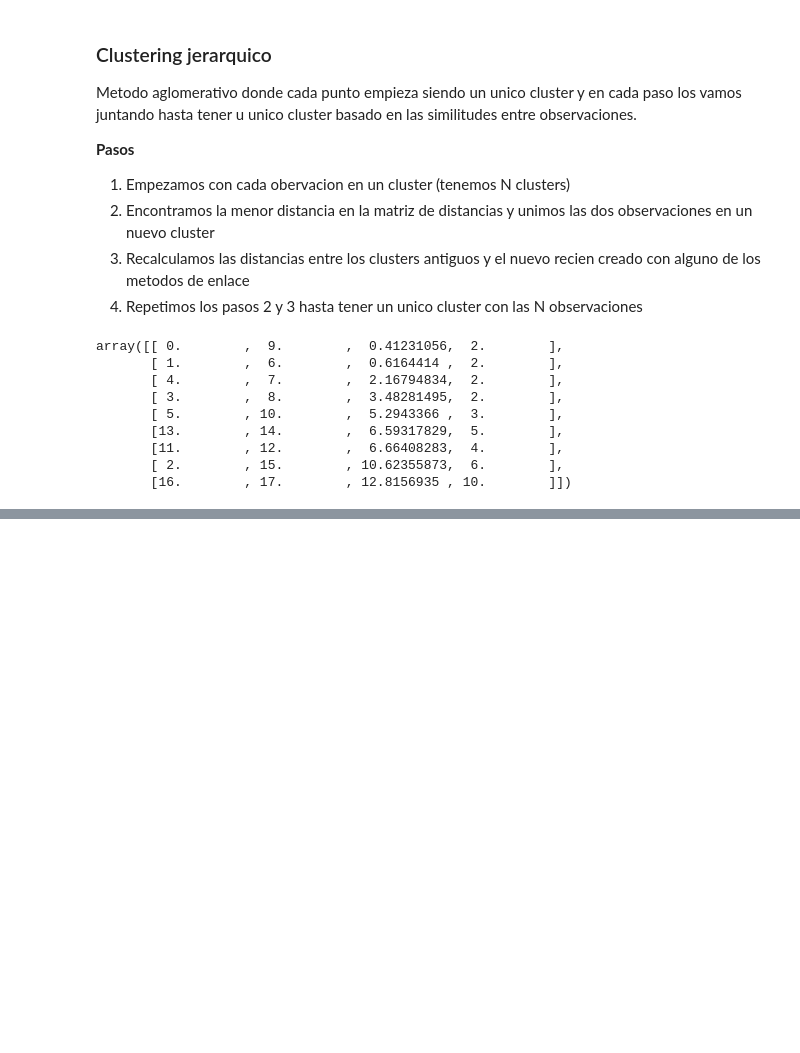
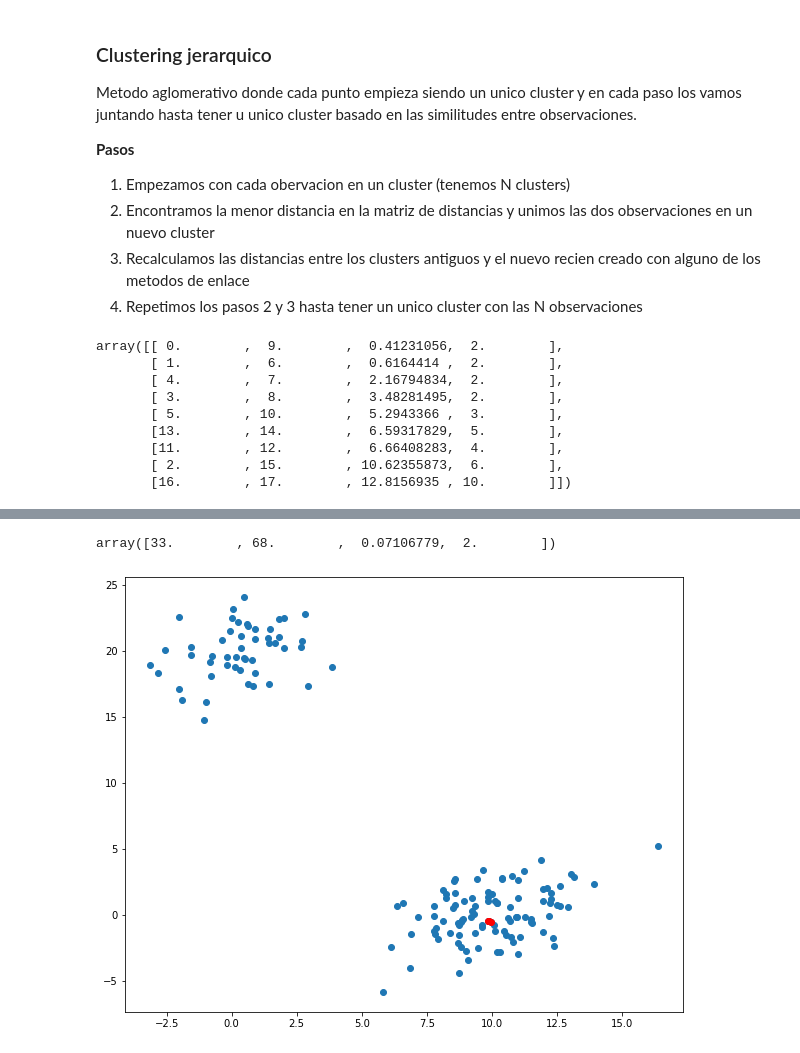
Before and after one commit to LinaTobon/ML_Couse_Udemy, a Jupyter notebook: Clustering/Clustering.ipynb, the cells around one changed output, grey strips where cells are left out. Saved outputs shown, nothing was run; the diff lists cells and outputs as text; code cells hidden in the pictures; blank space fills up the shorter version.

```diff
--- a/Clustering/Clustering.ipynb
+++ b/Clustering/Clustering.ipynb
@@ -144,0 +170,12 @@ c, coph_dist = cophenet(Z,pdist(X))
+# %%
+Z[152-len(X)]
+# %% [output]
+array([33.        , 68.        ,  0.07106779,  2.        ])
+# %%
+idx = [33,62,68]
+plt.figure(figsize=(10,8))
+plt.scatter(X[:,0],X[:,1])
+plt.scatter(X[idx,0],X[idx,1],c='r')
+plt.show()
+# %% [output]
+[figure, added]
```
Also changed, not shown: parts of 12 cells of this notebook.
